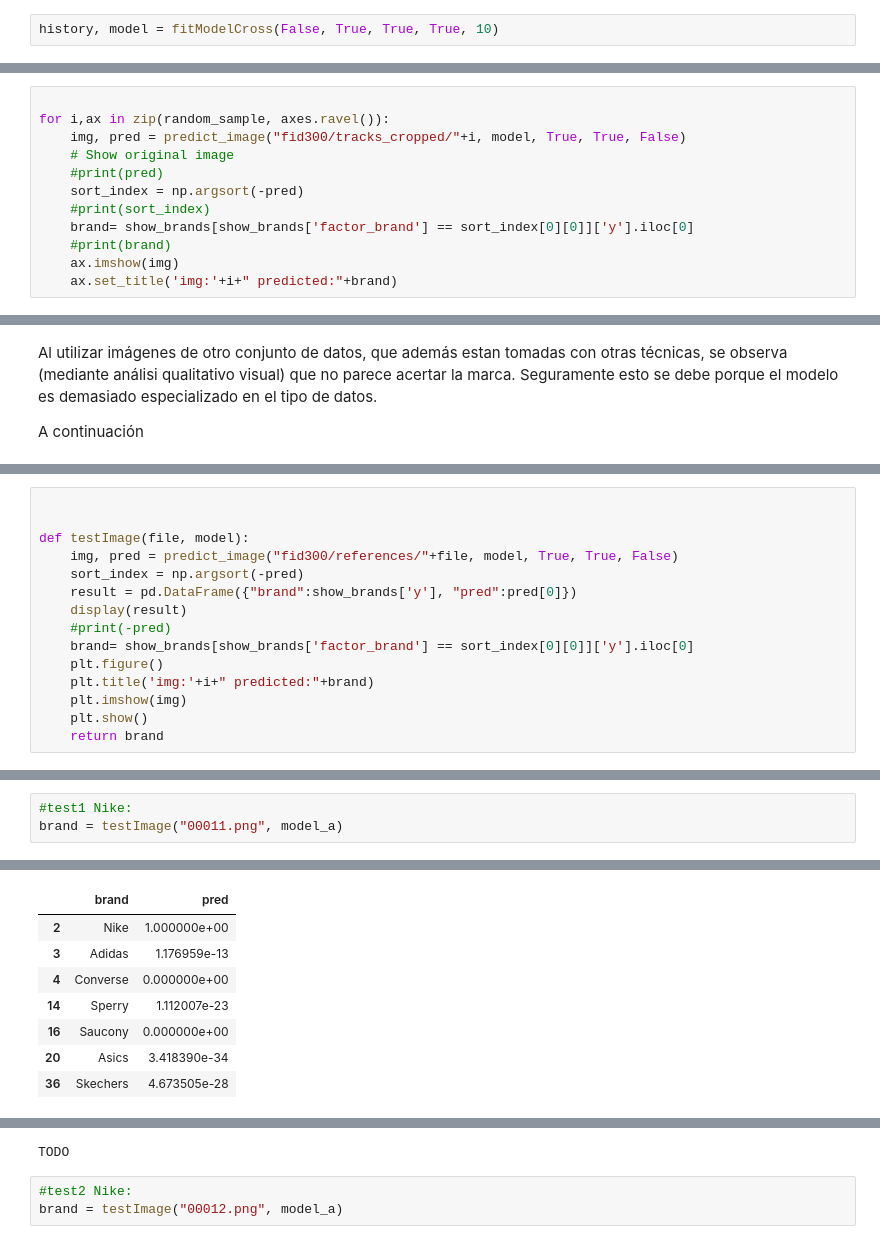
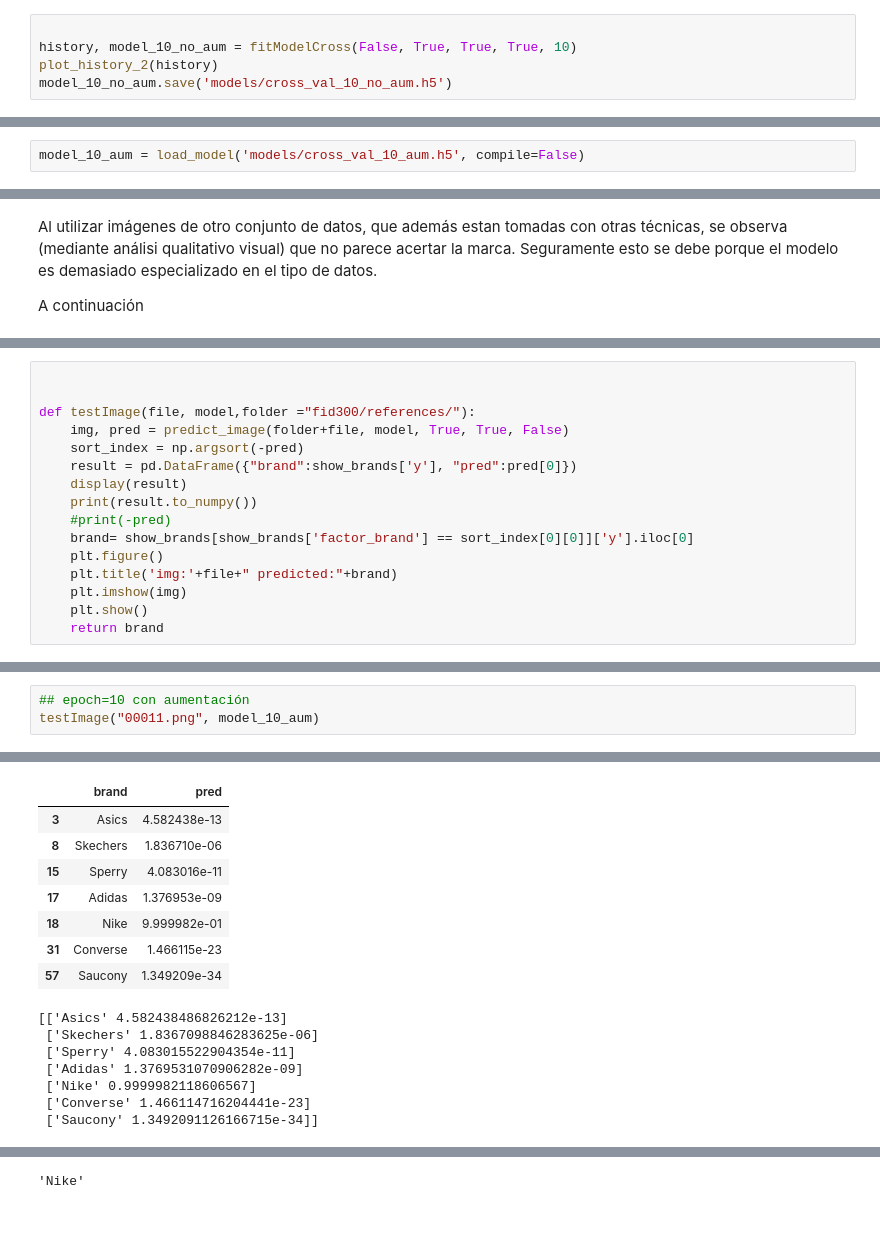
Before and after one commit to laurivsan/TFM_AI_2023, a Jupyter notebook: code/TFM_LauraRivera_objectivo1_cross_validation.ipynb, the cells around one changed output, grey strips where cells are left out. Drawn from its saved outputs; the diff is of its cells as text.

```diff
--- a/code/TFM_LauraRivera_objectivo1_cross_validation.ipynb
+++ b/code/TFM_LauraRivera_objectivo1_cross_validation.ipynb
@@ -431,5 +438,8 @@ def fitModelCross(aumentation, gray, binary, crop, epoch):
 # %%
-history, model = fitModelCross(False, True, True, True, 10)
+
+history, model_10_no_aum = fitModelCross(False, True, True, True, 10)
+plot_history_2(history)
+model_10_no_aum.save('models/cross_val_10_no_aum.h5')
 # %% [output]
 Training model with aumentation:False, gray:True, binary:True, crop:True and epochs = 10
 Epoch 1/10
@@ -493,0 +491,2 @@ Nº of references: 130
+# %%
+model_10_aum = load_model('models/cross_val_10_aum.h5', compile=False)
@@ -522,15 +594,3 @@ def predict_image(image_dir, model, doGray, doBin, doCrop):
     pred = model.predict(img)
 
     return raw_img, pred
-# %%
-
-for i,ax in zip(random_sample, axes.ravel()):
-    img, pred = predict_image("fid300/tracks_cropped/"+i, model, True, True, False)
-    # Show original image
-    #print(pred)
-    sort_index = np.argsort(-pred)
-    #print(sort_index)
-    brand= show_brands[show_brands['factor_brand'] == sort_index[0][0]]['y'].iloc[0]
-    #print(brand)
-    ax.imshow(img)
-    ax.set_title('img:'+i+" predicted:"+brand)
@@ -566,15 +605,16 @@ plot_history_2(history_a)
 # %%
 
 
-def testImage(file, model):
-    img, pred = predict_image("fid300/references/"+file, model, True, True, False)
+def testImage(file, model,folder ="fid300/references/"):
+    img, pred = predict_image(folder+file, model, True, True, False)
     sort_index = np.argsort(-pred)
     result = pd.DataFrame({"brand":show_brands['y'], "pred":pred[0]})
     display(result)
+    print(result.to_numpy())
     #print(-pred)
     brand= show_brands[show_brands['factor_brand'] == sort_index[0][0]]['y'].iloc[0]
     plt.figure()
-    plt.title('img:'+i+" predicted:"+brand)
+    plt.title('img:'+file+" predicted:"+brand)
     plt.imshow(img)
     plt.show()
     return brand
@@ -629,4 +692,4 @@ TODO
 # %%
-#test1 Nike:
-brand = testImage("00011.png", model_a)
+## epoch=10 con aumentación
+testImage("00011.png", model_10_aum)
 # %% [output]
@@ -634,13 +697,17 @@ brand = testImage("00011.png", model_a)
 |  | brand | pred |
-| 2 | Nike | 1.000000e+00 |
-| 3 | Adidas | 1.176959e-13 |
-| 4 | Converse | 0.000000e+00 |
-| 14 | Sperry | 1.112007e-23 |
-| 16 | Saucony | 0.000000e+00 |
-| 20 | Asics | 3.418390e-34 |
-| 36 | Skechers | 4.673505e-28 |
+| 3 | Asics | 4.582438e-13 |
+| 8 | Skechers | 1.836710e-06 |
+| 15 | Sperry | 4.083016e-11 |
+| 17 | Adidas | 1.376953e-09 |
+| 18 | Nike | 9.999982e-01 |
+| 31 | Converse | 1.466115e-23 |
+| 57 | Saucony | 1.349209e-34 |
+[['Asics' 4.582438486826212e-13]
+ ['Skechers' 1.8367098846283625e-06]
+ ['Sperry' 4.083015522904354e-11]
+ ['Adidas' 1.3769531070906282e-09]
+ ['Nike' 0.9999982118606567]
+ ['Converse' 1.466114716204441e-23]
+ ['Saucony' 1.3492091126166715e-34]]
 [figure]
-TODO
+'Nike'
-# %%
-#test2 Nike:
-brand = testImage("00012.png", model_a)
```
Also changed, not shown: parts of 65 cells of this notebook, 17 other files.
